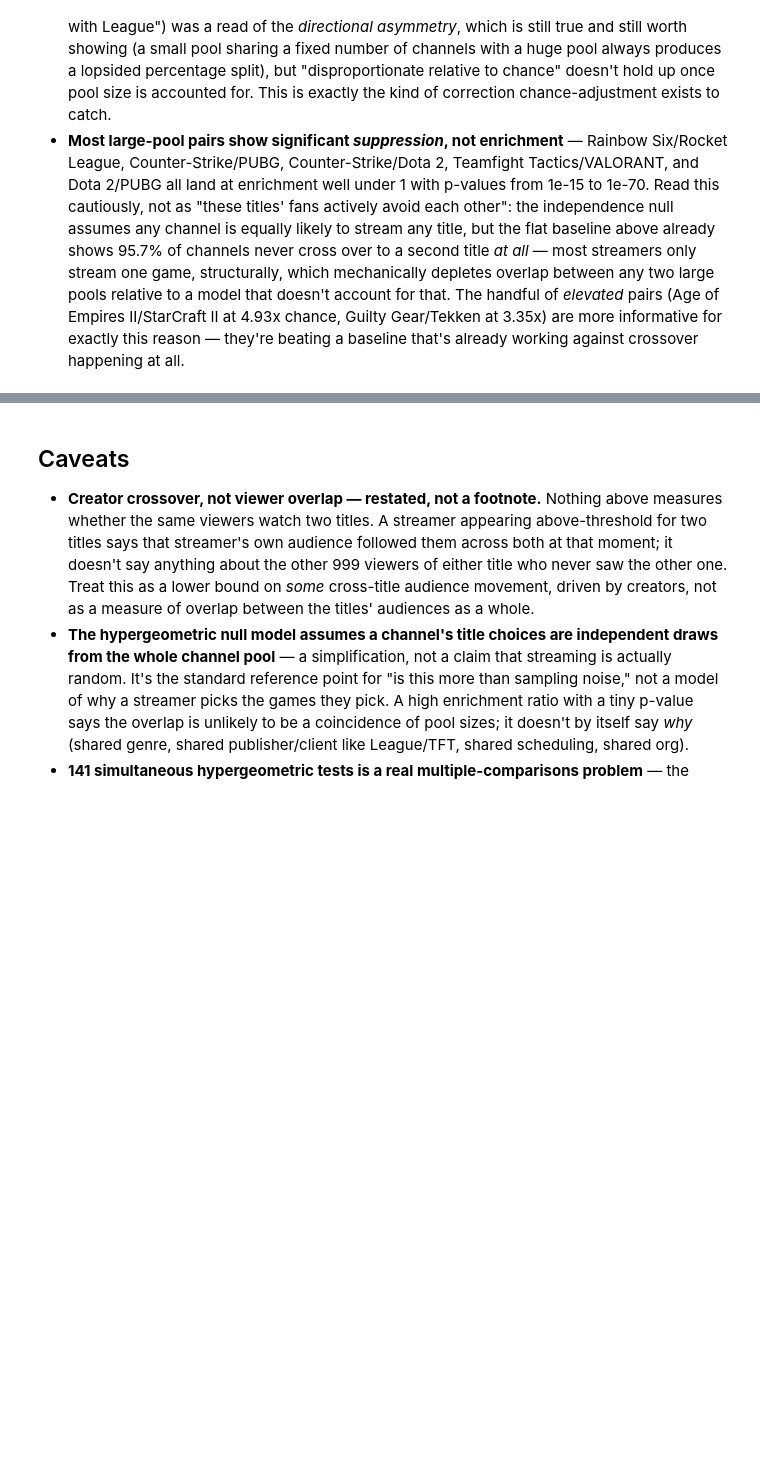
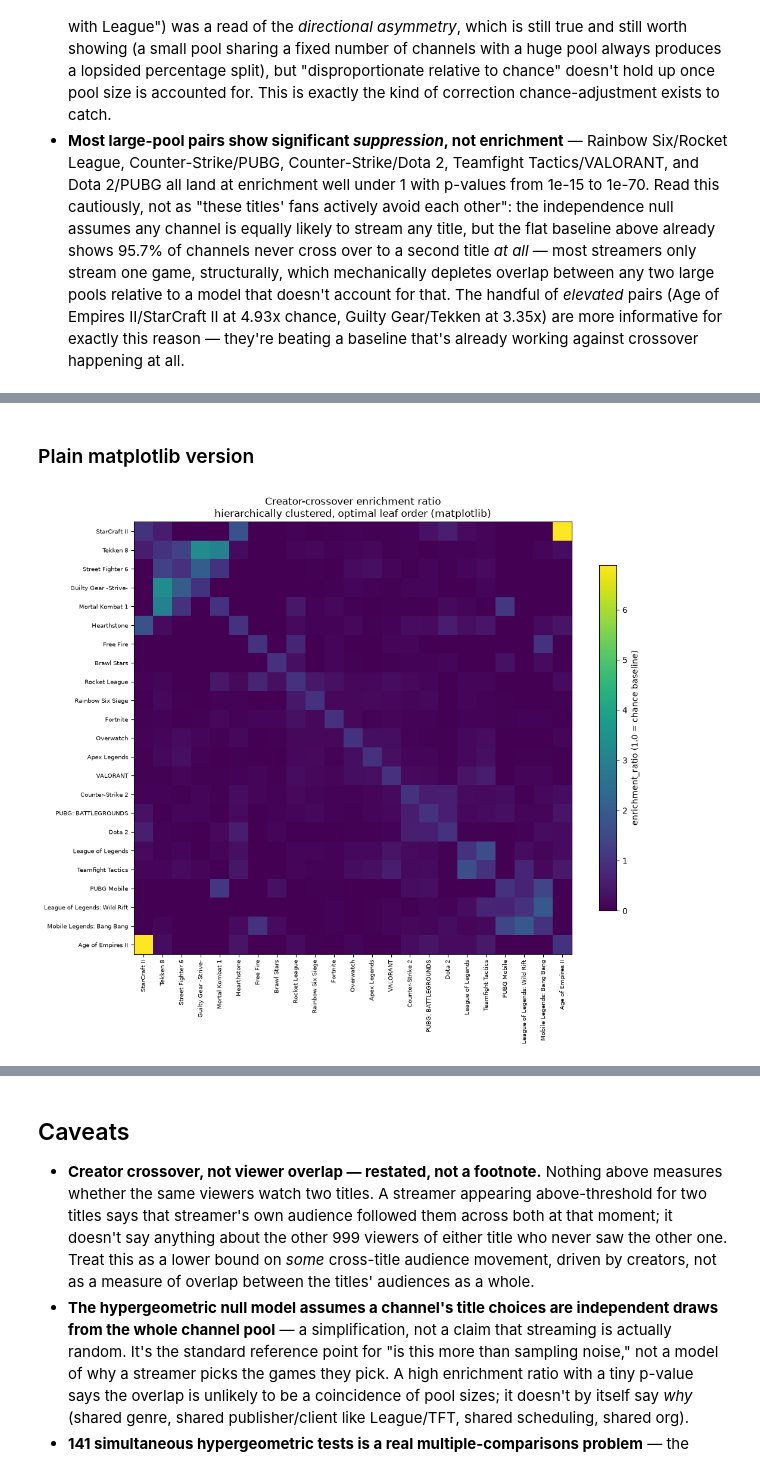
Before and after one commit to JacobH1994/fandomdatapuller, a Jupyter notebook: notebooks/creator_crossover.ipynb, the cells around one changed output, grey strips where cells are left out. Saved outputs shown, nothing was run; the diff lists cells and outputs as text; code cells hidden in the pictures; blank space fills up the shorter version.

```diff
--- a/notebooks/creator_crossover.ipynb
+++ b/notebooks/creator_crossover.ipynb
@@ -428,0 +503,11 @@ movers
+# %%
+from scipy.cluster.hierarchy import dendrogram, linkage
+
+linkage_matrix = linkage(enrichment_matrix.values, method="average", metric="euclidean", optimal_ordering=True)
+leaf_order = dendrogram(linkage_matrix, no_plot=True)["leaves"]
+ordered_names = [names[i] for i in leaf_order]
+ordered_matrix = enrichment_matrix.loc[ordered_names, ordered_names]
+
+print("Leaf order (top-left to bottom-right):")
+for i, name in enumerate(ordered_names):
+    print(f"  {i+1:2d}. {name}")
@@ -428,0 +532,16 @@ movers
+# %% [markdown]
+### Plain matplotlib version
+# %%
+fig, ax = plt.subplots(figsize=(11, 9.5))
+im = ax.imshow(ordered_matrix.values, cmap="viridis", aspect="auto", vmin=0)
+ax.set_xticks(range(n))
+ax.set_xticklabels(ordered_matrix.columns, rotation=90, fontsize=7)
+ax.set_yticks(range(n))
+ax.set_yticklabels(ordered_matrix.index, fontsize=7)
+fig.colorbar(im, ax=ax, label="enrichment_ratio (1.0 = chance baseline)", shrink=0.8)
+ax.set_title("Creator-crossover enrichment ratio\nhierarchically clustered, optimal leaf order (matplotlib)")
+plt.tight_layout()
+plt.savefig(REPO_ROOT / "notebooks" / "_creator_crossover_fig1_heatmap_matplotlib.png", dpi=110)
+plt.show()
+# %% [output]
+[figure, added]
```
Also changed, not shown: parts of 7 cells of this notebook, 2 other files.
